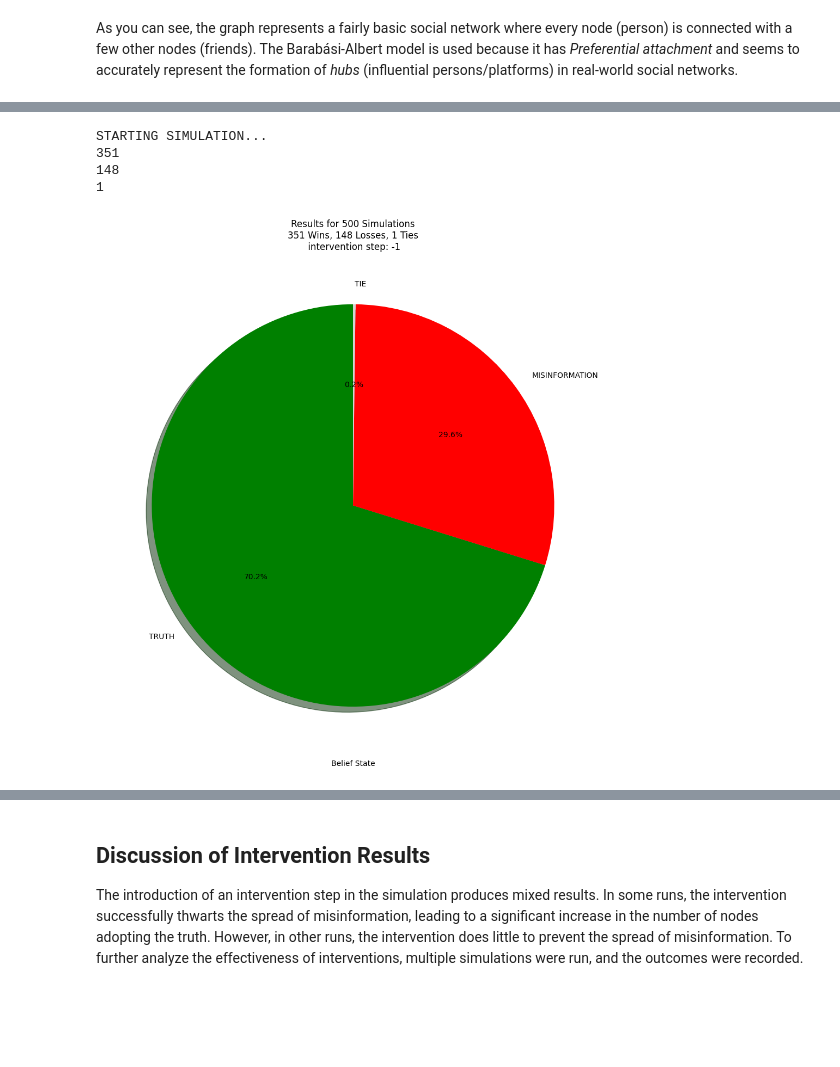
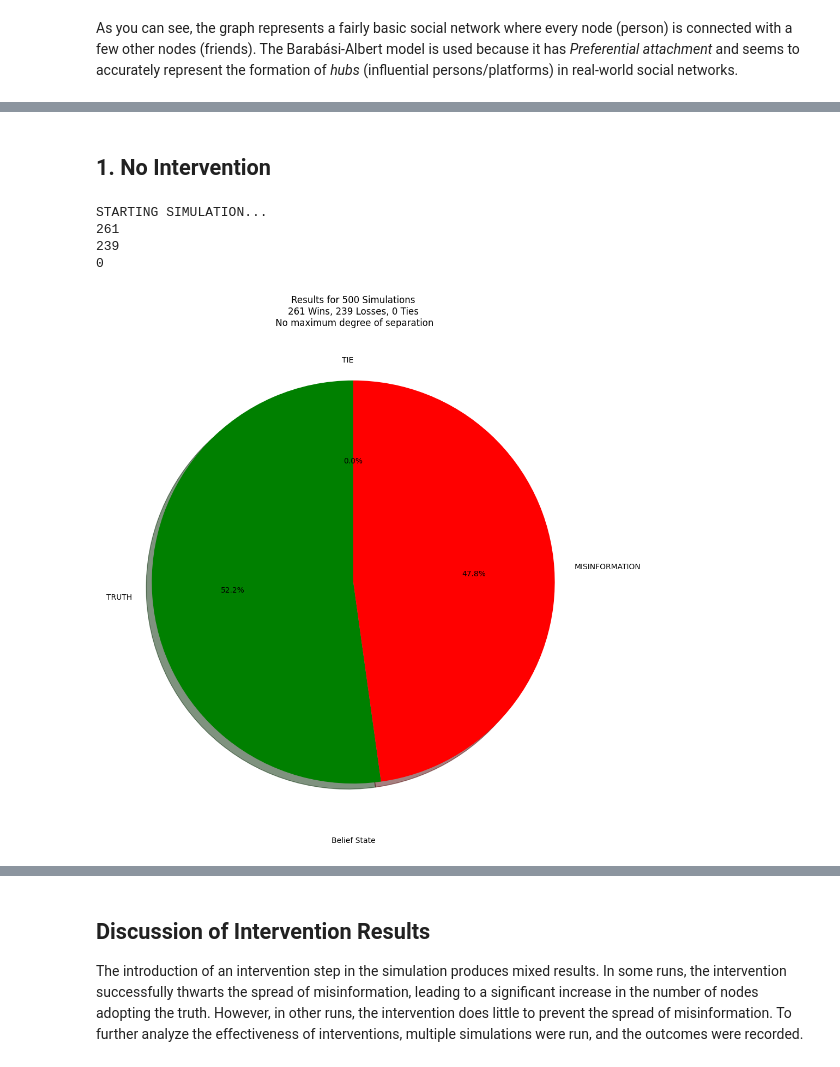
Before and after one commit to Luis-Rosario-Alers/Misinformation_Graph, a Jupyter notebook: graph.ipynb, the cells around one changed output, grey strips where cells are left out. Drawn from its saved outputs; the diff is of its cells as text; code cells hidden in the pictures; blank space fills up the shorter version.

Commit message:
Add proper analysis of different degrees of separation and redesign intervention

```diff
--- a/graph.ipynb
+++ b/graph.ipynb
@@ -435,0 +420,28 @@ plt.show()
+# %%
+# enable the intervention
+G = setup_graph(N=N, M=M, seed=None, GOOD_ACTORS_CAP=GOOD_ACTORS_CAP, BAD_ACTORS_CAP=BAD_ACTORS_CAP, INFLUENCER_CAP=INFLUENCER_CAP, intervene=True)
+pos = nx.spring_layout(G)
+
+# Create figures and axes for animation
+fig, (ax1, ax2) = plt.subplots(ncols=2, figsize=(12,12))
+
+# Define lines for each belief state
+line_sus, = ax2.plot([], [], label='Susceptible', color='gray', linestyle='--')
+line_tru, = ax2.plot([], [], label='Truth', color='green', marker='.')
+line_mis, = ax2.plot([], [], label='Misinformation', color='red', marker='.')
+
+title_obj = None
+init_artists = None
+
+history = []
+D_SEPARATION = 3
+node_map = {}
+
+ani = FuncAnimation(fig=fig,
+                    init_func=init,
+                    func=update,
+                    frames=simulation_steps,
+                    interval=500,
+                    blit=True,
+                    repeat=False)
+plt.show()
@@ -436,3 +459,5 @@ plt.show()
+# %% [markdown]
+## 1. No Intervention
 # %%
 %matplotlib inline
 history = []
@@ -446,40 +471,41 @@ print("STARTING SIMULATION...")
 win_record = {'TRUTH': 0, 'MISINFORMATION': 0, 'TIE': 0}
 truth_count = 0
 misinformation_count = 0
-
+D_SEPARATION = 3
 
 for sim in range(num_of_simulations):
-    G = setup_graph(N=100, M=3, intervene=True)
+    G = setup_graph(N=N, M=M, GOOD_ACTORS_CAP=GOOD_ACTORS_CAP, BAD_ACTORS_CAP=BAD_ACTORS_CAP, INFLUENCER_CAP=INFLUENCER_CAP)
     for i in range(simulation_steps):
-        simulate_step(G, node_roles, hostir)
+        simulate_step(G, node_roles, history)
 
     for node in G.nodes():
         if G.nodes[node]['belief'] == 'TRUTH':
             truth_count += 1
         elif G.nodes[node]['belief'] == 'MISINFORMATION':
             misinformation_count += 1
     if truth_count > misinformation_count:
         win_record['TRUTH'] += 1
     elif truth_count < misinformation_count:
         win_record['MISINFORMATION'] += 1
     else:
         win_record['TIE'] += 1
     truth_count = 0
     misinformation_count = 0
 
 
 print(win_record['TRUTH'])
 print(win_record['MISINFORMATION'])
 print(win_record['TIE'])
+print(f"Number of nodes: {N}")
 
 ax1.pie(win_record.values(), labels=win_record.keys(), autopct='%1.1f%%', shadow=True, startangle=90, colors=[color_map['TRUTH'], color_map['MISINFORMATION'], 'lightgray'])
-ax1.set_title(f'Results for {num_of_simulations} Simulations\n{win_record["TRUTH"]} Wins, {win_record["MISINFORMATION"]} Losses, {win_record["TIE"]} Ties\n intervention step: {intervention_step}')
+ax1.set_title(f'Results for {num_of_simulations} Simulations\n{win_record["TRUTH"]} Wins, {win_record["MISINFORMATION"]} Losses, {win_record["TIE"]} Ties\n No maximum degree of separation')
 
 ax1.set_xlabel('Belief State')
 plt.show()
 # %% [output]
 STARTING SIMULATION...
-351
-148
-1
+261
+239
+0
-[figure, old version]
+[figure, new version]
```
Also changed, not shown: parts of 16 cells of this notebook.
